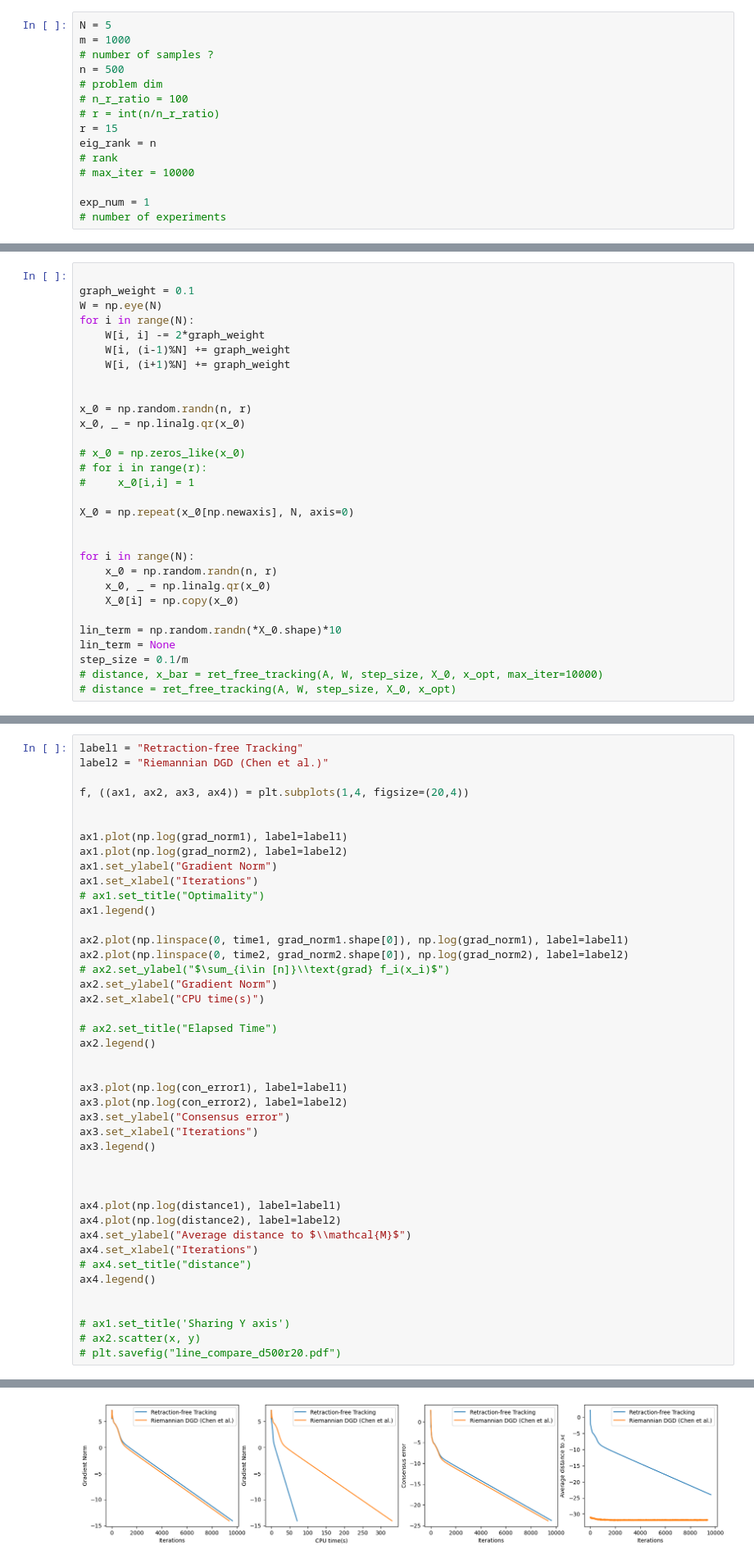
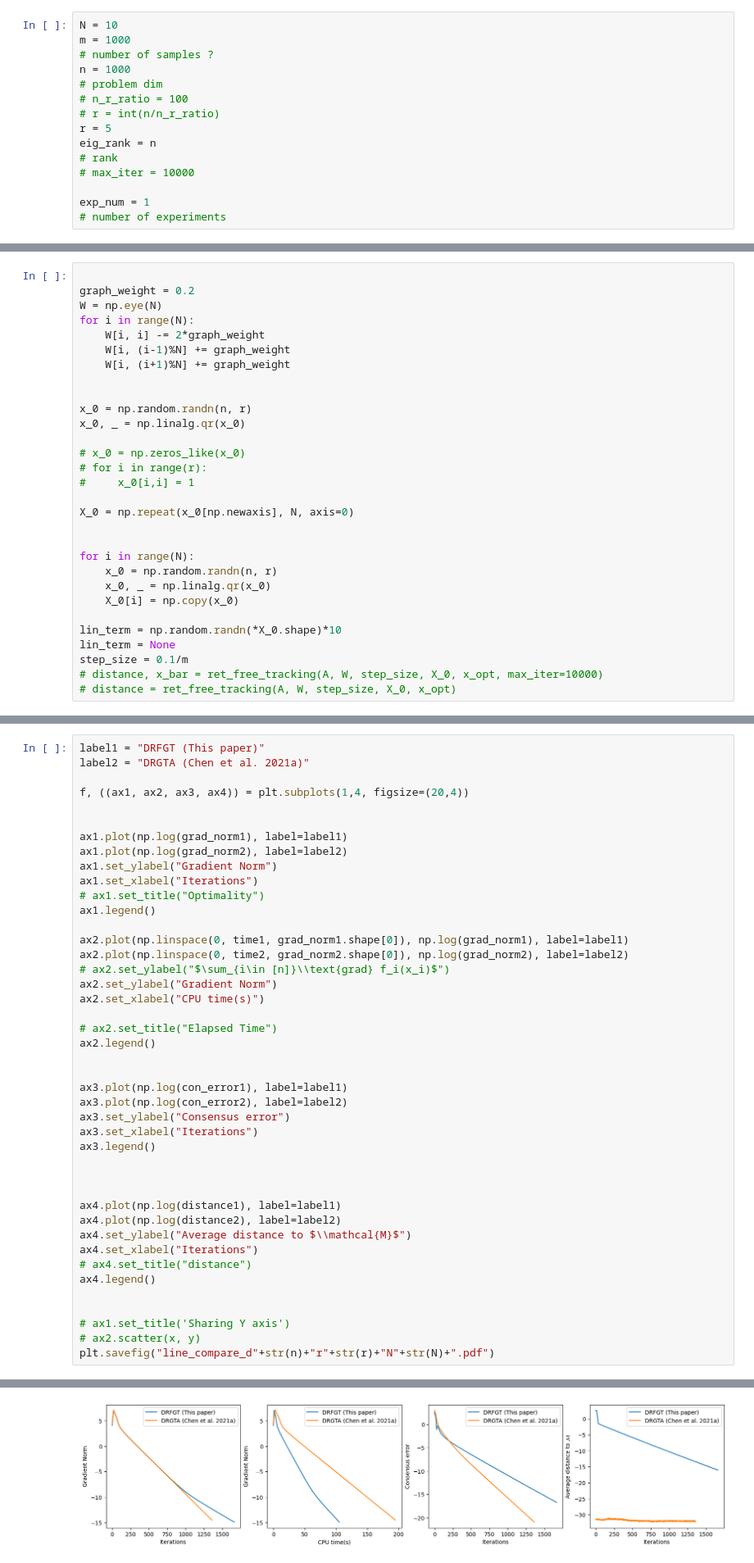
Before and after one commit to sundave1998/Ret_free_tracking1, a Jupyter notebook: ret_free_test.ipynb, the cells around one changed output, grey strips where cells are left out. Shown at 82% size. Cells and saved outputs as stored; diff of their text form.

```diff
--- a/ret_free_test.ipynb
+++ b/ret_free_test.ipynb
@@ -6,14 +6,14 @@ from retraction_free import *
 from RDGD_tracking import *
 import time
 # %%
-N = 5
+N = 10
 m = 1000
 # number of samples ?
-n = 500
+n = 1000
 # problem dim
 # n_r_ratio = 100
 # r = int(n/n_r_ratio)
-r = 15
+r = 5
 eig_rank = n
 # rank
 # max_iter = 10000
@@ -175,6 +173,6 @@ print(np.sum(np.sum(x_opt.T@A_m@x_opt)))
 # %%
 
-graph_weight = 0.1
+graph_weight = 0.2
 W = np.eye(N)
 for i in range(N):
     W[i, i] -= 2*graph_weight
@@ -316,6 +314,6 @@ ax4.legend()
 # %%
-label1 = "Retraction-free Tracking"
-label2 = "Riemannian DGD (Chen et al.)"
+label1 = "DRFGT (This paper)"
+label2 = "DRGTA (Chen et al. 2021a)"
 
 f, ((ax1, ax2, ax3, ax4)) = plt.subplots(1,4, figsize=(20,4))
 
@@ -355,5 +353,5 @@ ax4.legend()
 
 # ax1.set_title('Sharing Y axis')
 # ax2.scatter(x, y)
-# plt.savefig("line_compare_d500r20.pdf")
+plt.savefig("line_compare_d"+str(n)+"r"+str(r)+"N"+str(N)+".pdf")
 # %% [output]
@@ -361,4 +358,4 @@ ax4.legend()
-[figure, old version]
+[figure, new version]
 # %%
 f, (ax1, ax2, ax3) = plt.subplots(1,3, figsize=(12,4))
 ax1.plot(np.log(con_error1), label='gradient tracking')
```
Also changed, not shown: parts of 11 cells of this notebook, 24 other files.
